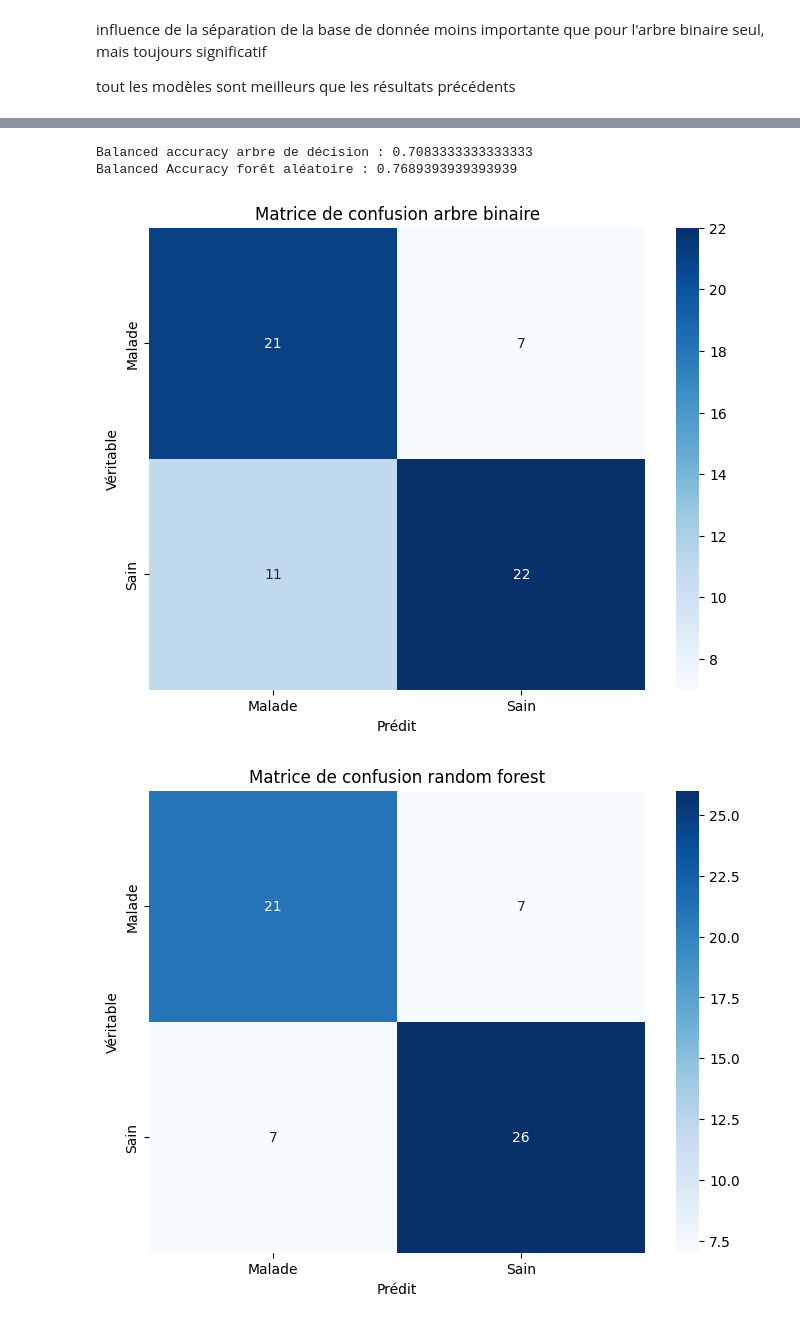
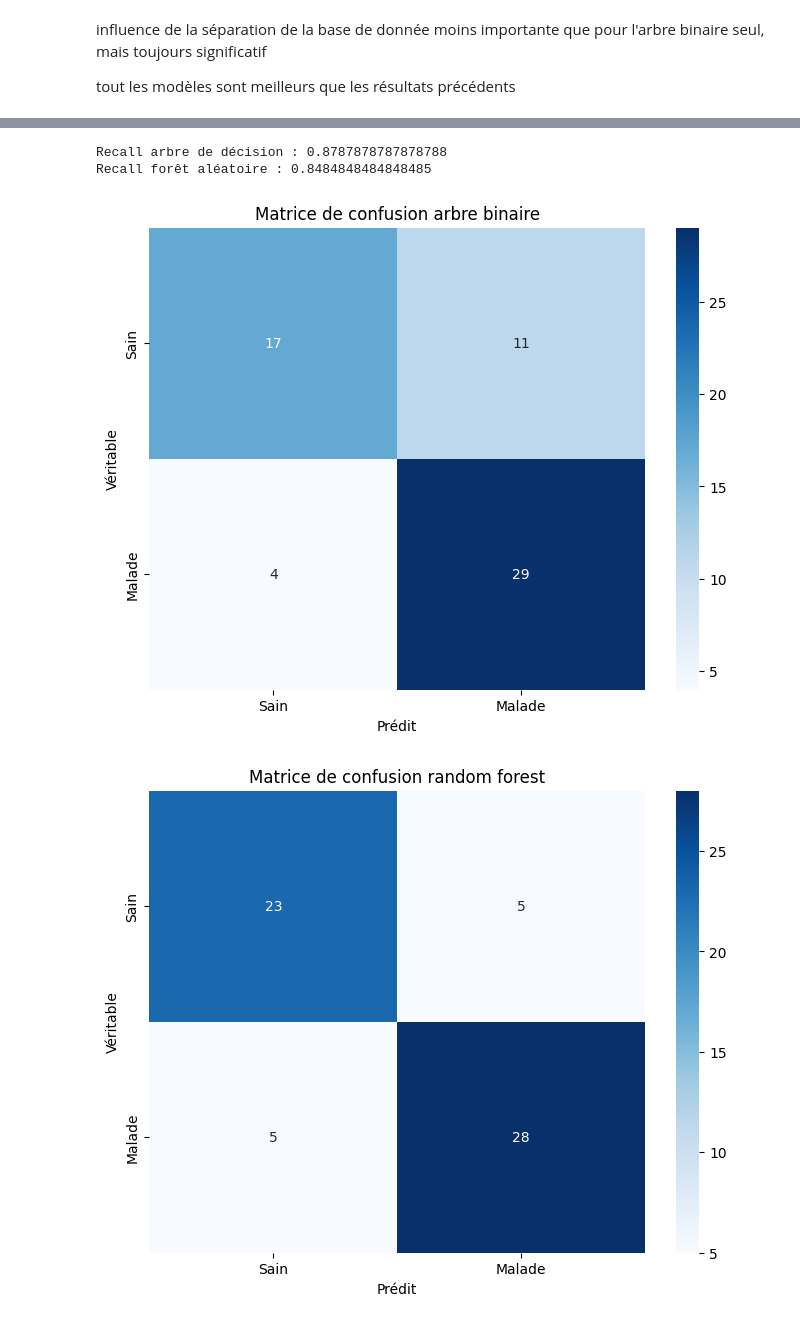
Before and after one commit to prichert17/Apprentissage_automatique_arbre_decision, a Jupyter notebook: main.ipynb, the cells around one changed output, grey strips where cells are left out. Saved outputs shown, nothing was run; the diff lists cells and outputs as text; code cells hidden in the pictures.

Commit message:
remplacement balanced accuracy par recall

```diff
--- a/main.ipynb
+++ b/main.ipynb
@@ -479,17 +500,17 @@ meilleur résultat : 20 arbres différents et 2 caractéristiques différentes t
 # %%
-#meilleur modèle avec nombre arbres = 20 et max features = 2
-clf_rf = RandomForestClassifier(n_estimators=20, random_state=10, max_features=2)
+#meilleur modèle avec nombre arbres = 15 et max features = 1
+clf_rf = RandomForestClassifier(n_estimators=15, random_state=10, max_features=1)
 X_train_val, X_test, y_train_val, y_test = train_test_split(X, y_encoded, test_size=0.2, stratify=y_encoded, random_state=10)
 X_train, X_val, y_train, y_val = train_test_split(X_train_val, y_train_val, test_size=0.25, stratify=y_train_val, random_state=10)
 
 clf_rf.fit(X_train.iloc[:, :13], y_train)
 y_pred_rf = clf_rf.predict(X_val.iloc[:, :13])
 
-print("Balanced Accuracy forêt aléatoire :", balanced_accuracy_score(y_val, y_pred_rf))
+print("Recall forêt aléatoire :", recall_score(y_val, y_pred_rf))
 #Matrice de confusion pour la forêt aléatoire
 confusion = confusion_matrix(y_val, y_pred_rf)
 plt.figure(figsize=(8, 6))
-sns.heatmap(confusion, annot=True, fmt='d', cmap='Blues', xticklabels=['Malade', 'Sain'], yticklabels=['Malade', 'Sain'])
+sns.heatmap(confusion, annot=True, fmt='d', cmap='Blues', xticklabels=['Sain', 'Malade'], yticklabels=['Sain', 'Malade'])
 plt.title('Matrice de confusion')
 plt.xlabel('Prédit')
 plt.ylabel('Véritable')
@@ -500,34 +521,34 @@ Balanced Accuracy forêt aléatoire : 0.801948051948052
 # %%
 #Comparaison de l'abre de décision et de la forêt aléatoire
 
-clf_best = DecisionTreeClassifier(criterion='gini', random_state=0, ccp_alpha=0.01)
+clf_best = DecisionTreeClassifier(criterion='entropy', random_state=0, ccp_alpha=0.05)
 clf_best.fit(X_train.iloc[:, :13], y_train)
 y_pred = clf_best.predict(X_test.iloc[:, :13])
-print("Balanced accuracy arbre de décision :", balanced_accuracy_score(y_test, y_pred))
+print("Recall arbre de décision :", recall_score(y_test, y_pred))
 
 confusion = confusion_matrix(y_test, y_pred)
 plt.figure(figsize=(8, 6))
-sns.heatmap(confusion, annot=True, fmt='d', cmap='Blues', xticklabels=['Malade', 'Sain'], yticklabels=['Malade', 'Sain'])
+sns.heatmap(confusion, annot=True, fmt='d', cmap='Blues', xticklabels=['Sain', 'Malade'], yticklabels=['Sain', 'Malade'])
 plt.title('Matrice de confusion arbre binaire')
 plt.xlabel('Prédit')
 plt.ylabel('Véritable')
 
-clf_rf = RandomForestClassifier(n_estimators=20, random_state=0, max_features=2)
+clf_rf = RandomForestClassifier(n_estimators=15, random_state=0, max_features=1)
 clf_rf.fit(X_train.iloc[:, :13], y_train)
 y_pred_rf = clf_rf.predict(X_test.iloc[:, :13])
-print("Balanced Accuracy forêt aléatoire :", balanced_accuracy_score(y_test, y_pred_rf))
+print("Recall forêt aléatoire :", recall_score(y_test, y_pred_rf))
 confusion = confusion_matrix(y_test, y_pred_rf)
 plt.figure(figsize=(8, 6))
-sns.heatmap(confusion, annot=True, fmt='d', cmap='Blues', xticklabels=['Malade', 'Sain'], yticklabels=['Malade', 'Sain'])
+sns.heatmap(confusion, annot=True, fmt='d', cmap='Blues', xticklabels=['Sain', 'Malade'], yticklabels=['Sain', 'Malade'])
 plt.title('Matrice de confusion random forest')
 plt.xlabel('Prédit')
 plt.ylabel('Véritable')
 plt.show()
 # %% [output]
-Balanced accuracy arbre de décision : 0.7083333333333333
-Balanced Accuracy forêt aléatoire : 0.7689393939393939
+Recall arbre de décision : 0.8787878787878788
+Recall forêt aléatoire : 0.8484848484848485
-[figure, old version]
+[figure, new version]
-[figure, old version]
+[figure, new version]
 # %%
 #représentation de l'arbre de décision
 from sklearn import tree
```
Also changed, not shown: parts of 16 cells of this notebook.
